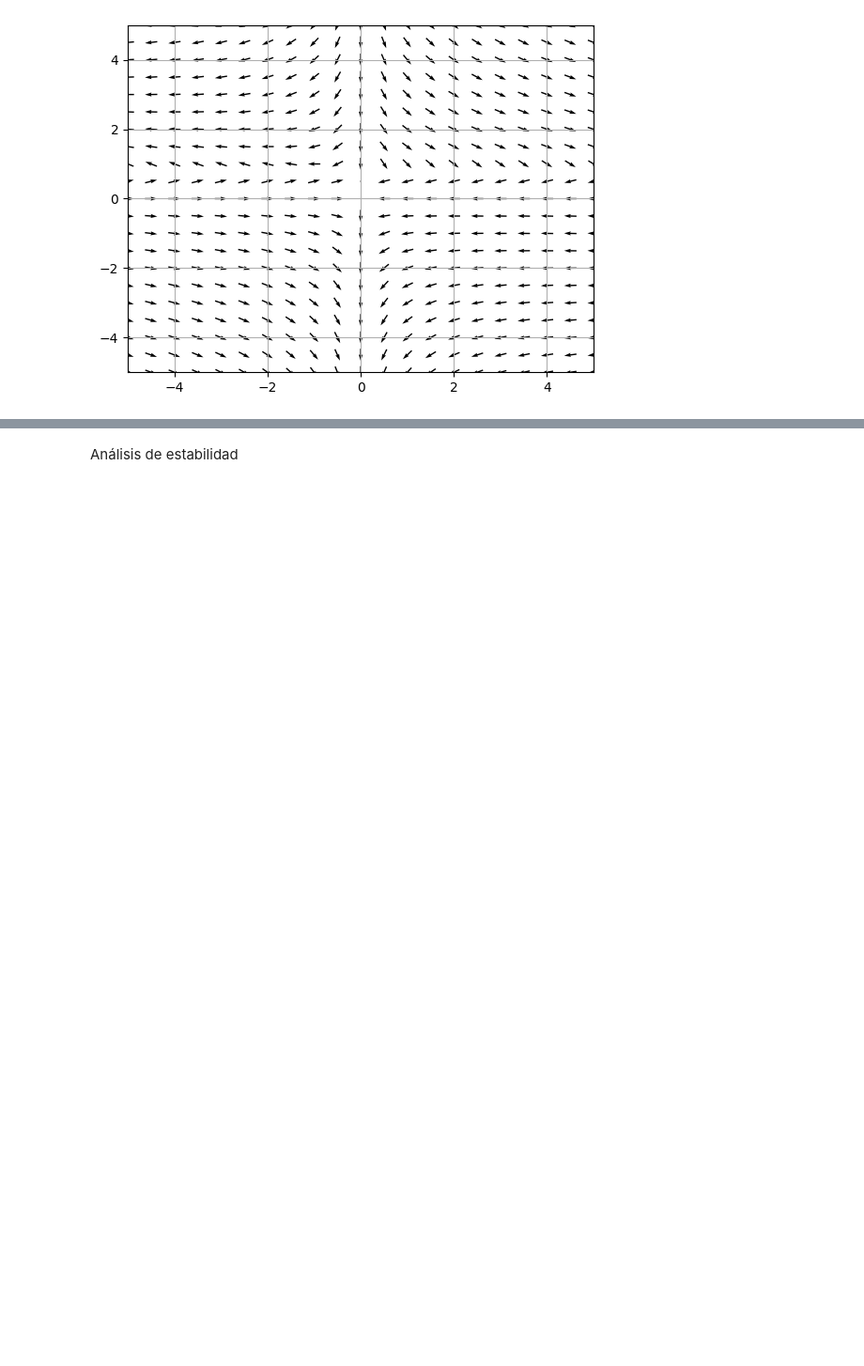
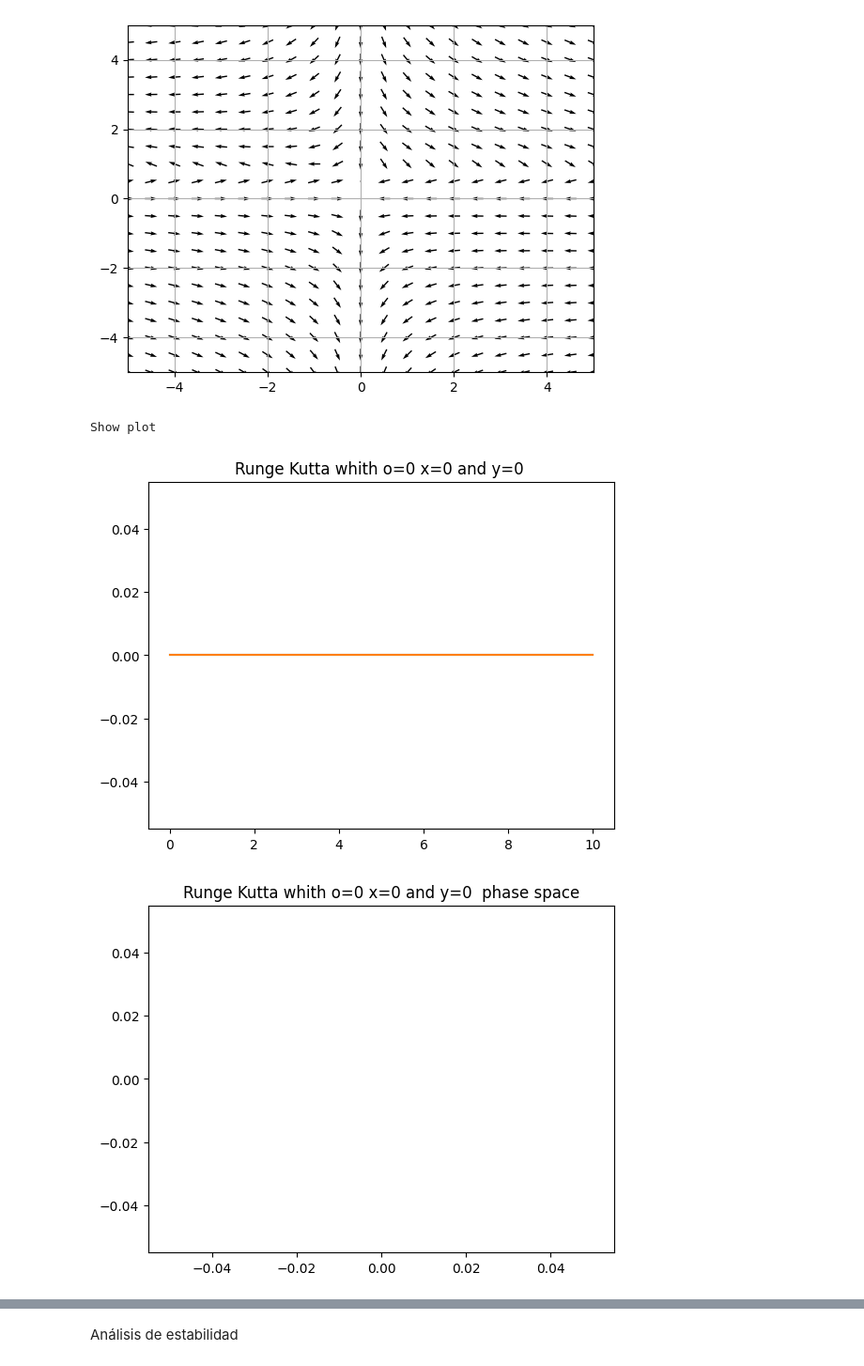
Before and after one commit to FVSB/System-Differential-Equations-final-proyect, a Jupyter notebook: Proyect.ipynb, the cells around one changed output, grey strips where cells are left out. Shown at 94% size. Saved outputs shown, nothing was run; the diff lists cells and outputs as text; code cells hidden in the pictures; blank space fills up the shorter version.

```diff
--- a/Proyect.ipynb
+++ b/Proyect.ipynb
@@ -162,3 +162,11 @@ Campos vectoriales
 plotdf([w_f.string().upper(),w_g.string().upper()])
 # %% [output]
 [figure]
+# %%
+#Campo vectorial 2
+plot(t,x,y,"Runge Kutta whith o=0 x=0 and y=0 ")
+plotdf([w_f.string().upper(),w_g.string().upper()])
+# %% [output]
+Show plot
+[figure, added]
+[figure, added]
```
Also changed, not shown: parts of 13 cells of this notebook, 3 other files.
